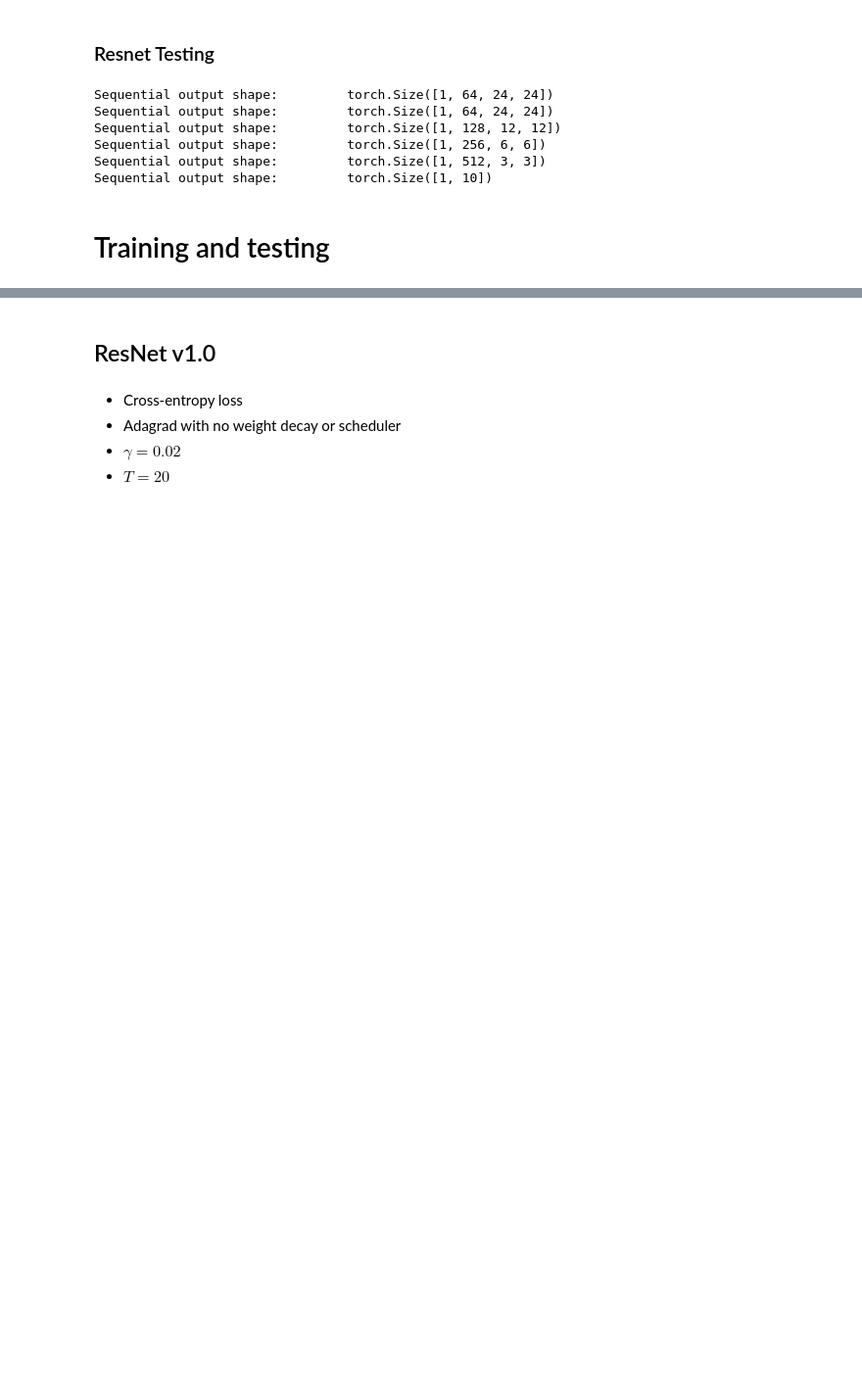
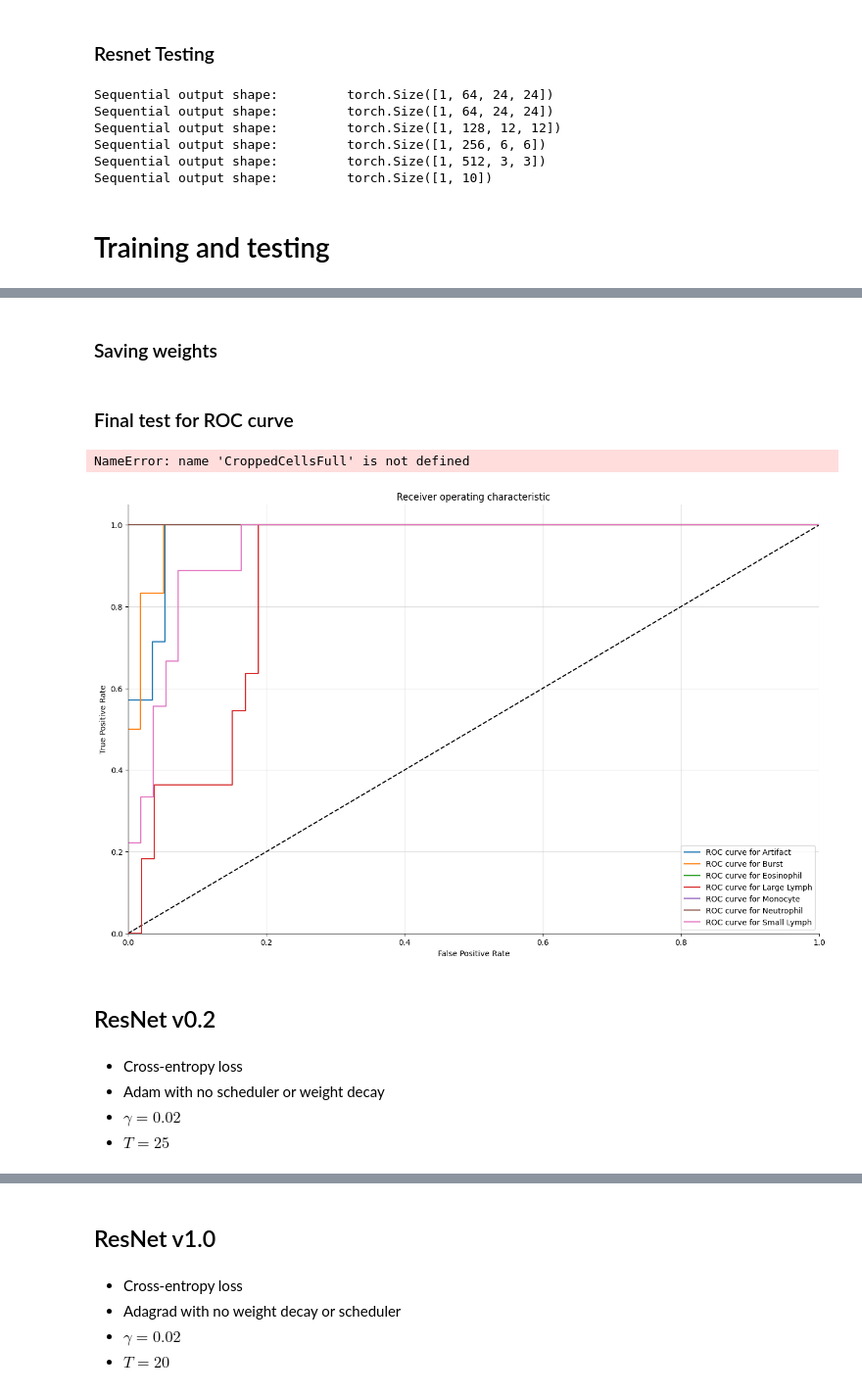
Before and after one commit to lordPachy/bloodyai, a Jupyter notebook: classification/resnet.ipynb, the cells around one changed output, grey strips where cells are left out. Shown at 98% size. Saved outputs shown, nothing was run; the diff lists cells and outputs as text; code cells hidden in the pictures; blank space fills up the shorter version.

Commit message:
Finalt tests and metrics

```diff
--- a/classification/resnet.ipynb
+++ b/classification/resnet.ipynb
@@ -379,0 +395,6 @@ torch.cuda.empty_cache()
+# %%
+model = ResNet18_sgd(lr = 0.02, num_classes=7)
+trainer = d2l.Trainer(max_epochs=20, num_gpus=1)
+data = CroppedCellsFull(batch_size=128)
+model.apply_init([next(iter(data.get_dataloader(True)))[0]], d2l.init_cnn)
+trainer.fit(model, data)
@@ -379,0 +433,2 @@ torch.cuda.empty_cache()
+# %% [markdown]
+### Saving weights
@@ -379,0 +437,2 @@ torch.cuda.empty_cache()
+# %% [markdown]
+### Final test for ROC curve
@@ -379,0 +453,62 @@ torch.cuda.empty_cache()
+# %%
+data = CroppedCellsFull()
+test_data = data.get_datatest_loader()
+y_hat = torch.tensor([])
+y_true = torch.tensor([], dtype=torch.int64)
+
+i = 0
+for batch in iter(test_data):
+    X, y = batch
+    preds = batch_inference_with_ResNet18(model, X)
+    #print(y_hat)
+    y_hat = torch.concatenate((y_hat, preds))
+    y_true = torch.concatenate((y_true, y))
+    break
+# %% [output]
+NameError: name 'CroppedCellsFull' is not defined
+# %%
+import pandas as pd
+from sklearn.metrics import roc_curve, auc
+
+labels = ['Artifact', 'Burst', 'Eosinophil', 'Large Lymph', 'Monocyte', 'Neutrophil', 'Small Lymph']
+
+def plot_multiclass_roc(y_hat, y_test, n_classes, figsize=(17, 6)):
+    y_score = y_hat
+    # structures
+    fpr = dict()
+    tpr = dict()
+    roc_auc = dict()
+
+    # calculate dummies once
+    y_test_dummies = pd.get_dummies(y_test, drop_first=False).values
+    for i in range(n_classes):
+        fpr[i], tpr[i], _ = roc_curve(y_test_dummies[:, i], y_score[:, i])
+        roc_auc[i] = auc(fpr[i], tpr[i])
+
+    # roc for each class
+    fig, ax = plt.subplots(figsize=figsize)
+    ax.plot([0, 1], [0, 1], 'k--')
+    ax.set_xlim([0.0, 1.0])
+    ax.set_ylim([0.0, 1.05])
+    ax.set_xlabel('False Positive Rate')
+    ax.set_ylabel('True Positive Rate')
+    ax.set_title('Receiver operating characteristic')
+    for i in range(n_classes):
+        ax.plot(fpr[i], tpr[i], label='ROC curve for ' + labels[i] % (roc_auc[i]))
+    ax.legend(loc="best")
+    ax.grid(alpha=.4)
+    fig = ax.get_figure()
+    fig.savefig('/home/pachy/Desktop/ACSAI/bloodyai/classification/results/sgd_roc.png')
+    sns.despine()
+    plt.show()
+
+plot_multiclass_roc(y_hat.detach().numpy(), y_true.detach().numpy(), n_classes=7, figsize=(16, 10))
+# %% [output]
+[figure, added]
+# %% [markdown]
+## ResNet v0.2
+# %% [markdown]
+* Cross-entropy loss
+* Adam with no scheduler or weight decay
+* $\gamma = 0.02$
+* $T = 25$
```
Also changed, not shown: parts of 40 cells of this notebook, 6 other files.
